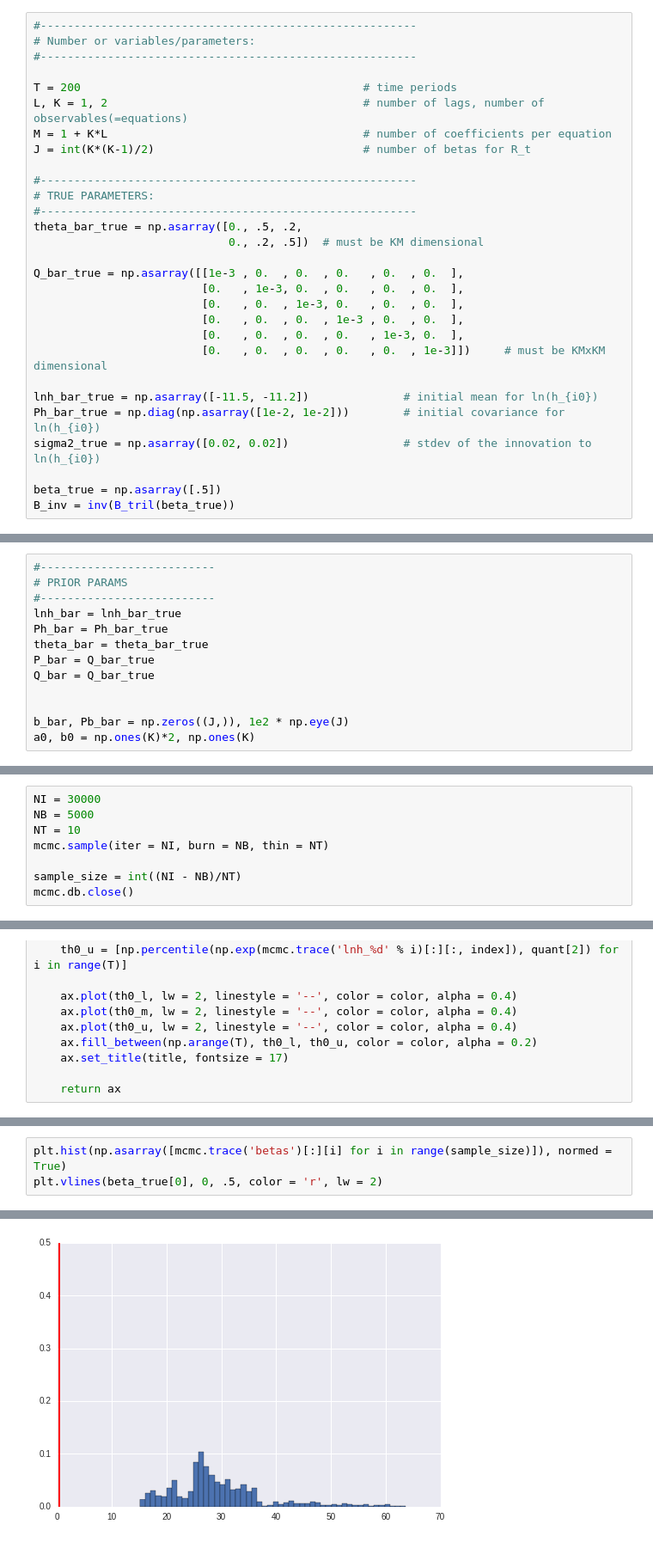
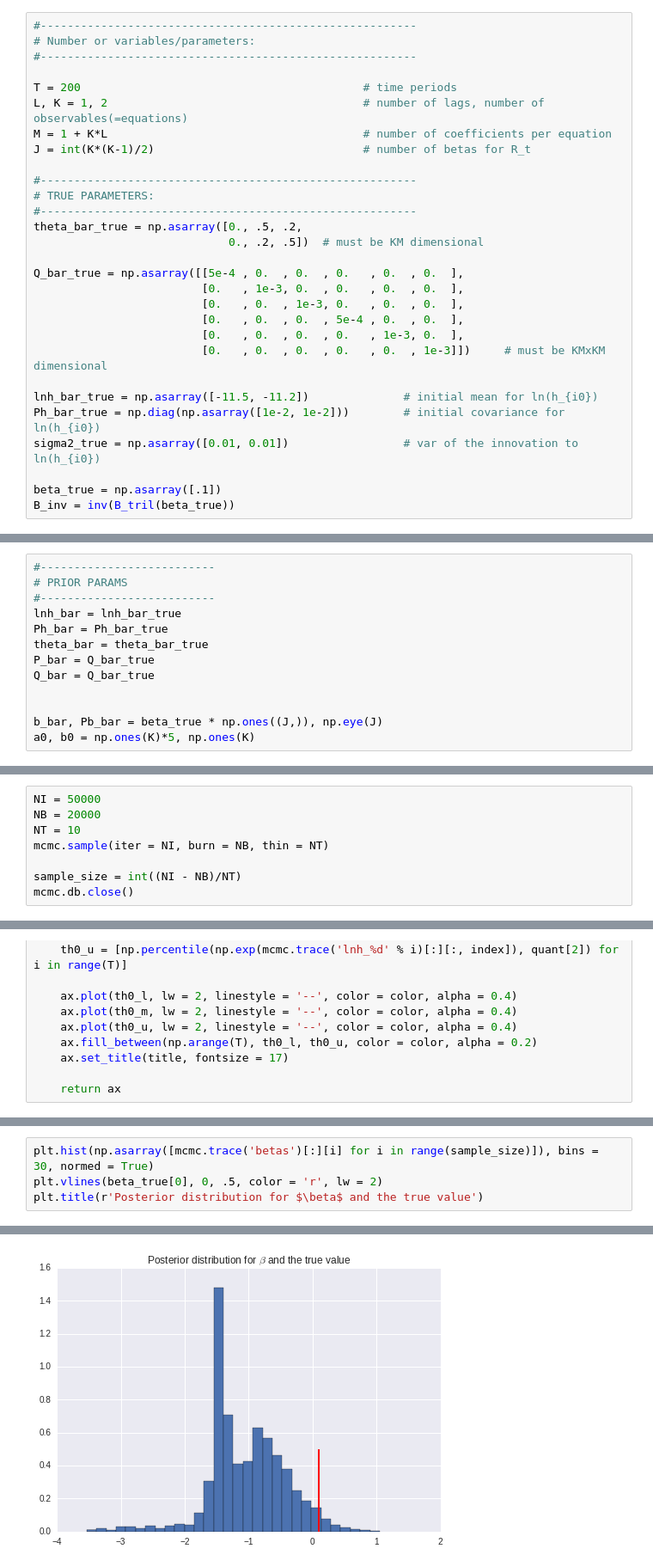
Before and after one commit to szokeb87/cs2005_pymc, a Jupyter notebook: notebooks/Laboratory.ipynb, the cells around one changed output, grey strips where cells are left out. Shown: that part at 86% size. Saved outputs shown, nothing was run; the diff lists cells and outputs as text.

```diff
--- a/notebooks/Laboratory.ipynb
+++ b/notebooks/Laboratory.ipynb
@@ -94,18 +94,18 @@ J = int(K*(K-1)/2)                               # number of betas for R_t
 theta_bar_true = np.asarray([0., .5, .2,
                              0., .2, .5])  # must be KM dimensional
 
-Q_bar_true = np.asarray([[1e-3 , 0.  , 0.  , 0.   , 0.  , 0.  ],
+Q_bar_true = np.asarray([[5e-4 , 0.  , 0.  , 0.   , 0.  , 0.  ],
                          [0.   , 1e-3, 0.  , 0.   , 0.  , 0.  ],
                          [0.   , 0.  , 1e-3, 0.   , 0.  , 0.  ],
-                         [0.   , 0.  , 0.  , 1e-3 , 0.  , 0.  ],
+                         [0.   , 0.  , 0.  , 5e-4 , 0.  , 0.  ],
                          [0.   , 0.  , 0.  , 0.   , 1e-3, 0.  ],
                          [0.   , 0.  , 0.  , 0.   , 0.  , 1e-3]])     # must be KMxKM dimensional
 
 lnh_bar_true = np.asarray([-11.5, -11.2])              # initial mean for ln(h_{i0})
 Ph_bar_true = np.diag(np.asarray([1e-2, 1e-2]))        # initial covariance for ln(h_{i0})
-sigma2_true = np.asarray([0.02, 0.02])                 # stdev of the innovation to ln(h_{i0})
+sigma2_true = np.asarray([0.01, 0.01])                 # var of the innovation to ln(h_{i0})
 
-beta_true = np.asarray([.5])
+beta_true = np.asarray([.1])
 B_inv = inv(B_tril(beta_true))
 # %%
 # Container matrices
@@ -205,15 +205,15 @@ P_bar = Q_bar_true
 Q_bar = Q_bar_true
 
 
-b_bar, Pb_bar = np.zeros((J,)), 1e2 * np.eye(J)
-a0, b0 = np.ones(K)*2, np.ones(K)
+b_bar, Pb_bar = beta_true * np.ones((J,)), np.eye(J)
+a0, b0 = np.ones(K)*5, np.ones(K)
 # %%
 mcmc, Theta, LH, Q_inv, Sigma2, Betas, R = \
                 cs_model(Y_obs, X_obs, X, theta_bar, b_bar, Pb_bar, a0, b0, lnh_bar, Ph_bar, P_bar, Q_bar,
                         'laboratory_sample_prior1.pickle')
 # %%
-NI = 30000
-NB = 5000
+NI = 50000
+NB = 20000
 NT = 10
 mcmc.sample(iter = NI, burn = NB, thin = NT)
 
@@ -298,4 +357,5 @@ array([[ 62.96883053],
 # %%
-plt.hist(np.asarray([mcmc.trace('betas')[:][i] for i in range(sample_size)]), normed = True)
+plt.hist(np.asarray([mcmc.trace('betas')[:][i] for i in range(sample_size)]), bins = 30, normed = True)
 plt.vlines(beta_true[0], 0, .5, color = 'r', lw = 2)
+plt.title(r'Posterior distribution for $\beta$ and the true value')
 # %% [output]
@@ -303 +363 @@ plt.vlines(beta_true[0], 0, .5, color = 'r', lw = 2)
-[figure, old version]
+[figure, new version]
```
Also changed, not shown: parts of 12 cells of this notebook, 3 other files.
